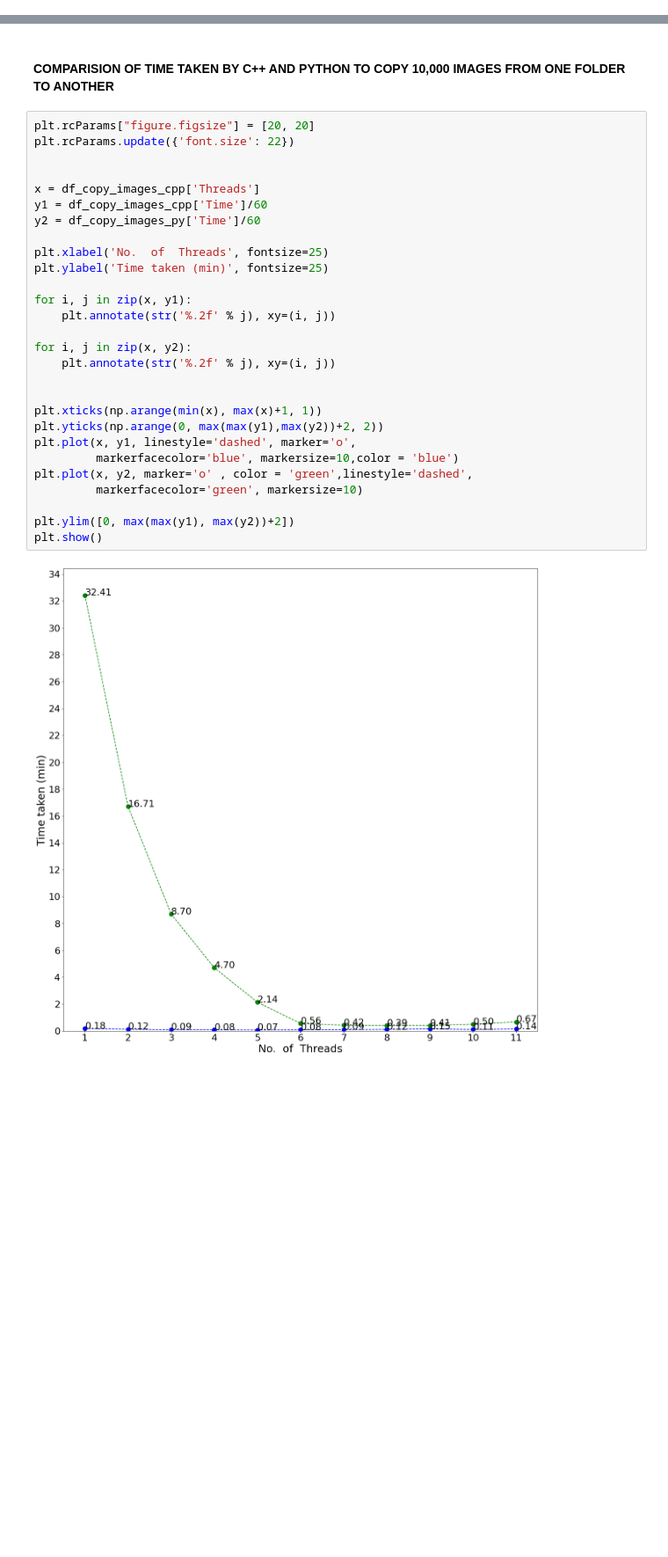
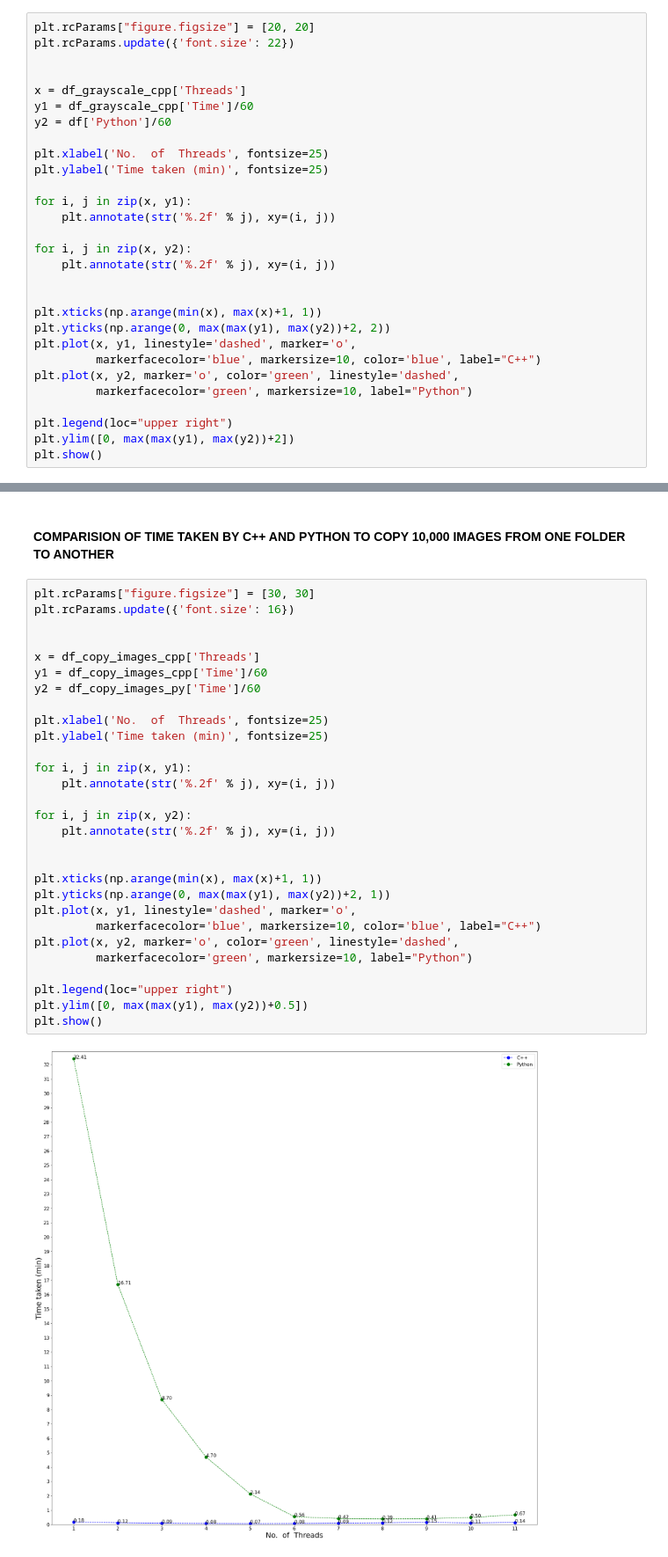
Before and after one commit to ShubhamS-30/Multithreading, a Jupyter notebook: analysis.ipynb, the cells around one changed output, grey strips where cells are left out. Shown: that part at 88% size. Saved outputs shown, nothing was run; the diff lists cells and outputs as text; blank space fills up the shorter version.

Commit message:
analysis of time taken for converting images to greyscale using c++ , added legend in plots

```diff
--- a/analysis.ipynb
+++ b/analysis.ipynb
@@ -49,0 +97,29 @@ plt.show()
+# %%
+plt.rcParams["figure.figsize"] = [20, 20]
+plt.rcParams.update({'font.size': 22})
+
+
+x = df_grayscale_cpp['Threads']
+y1 = df_grayscale_cpp['Time']/60
+y2 = df['Python']/60
+
+plt.xlabel('No.  of  Threads', fontsize=25)
+plt.ylabel('Time taken (min)', fontsize=25)
+
+for i, j in zip(x, y1):
+    plt.annotate(str('%.2f' % j), xy=(i, j))
+
+for i, j in zip(x, y2):
+    plt.annotate(str('%.2f' % j), xy=(i, j))
+
+
+plt.xticks(np.arange(min(x), max(x)+1, 1))
+plt.yticks(np.arange(0, max(max(y1), max(y2))+2, 2))
+plt.plot(x, y1, linestyle='dashed', marker='o',
+         markerfacecolor='blue', markersize=10, color='blue', label="C++")
+plt.plot(x, y2, marker='o', color='green', linestyle='dashed',
+         markerfacecolor='green', markersize=10, label="Python")
+
+plt.legend(loc="upper right")
+plt.ylim([0, max(max(y1), max(y2))+2])
+plt.show()
@@ -140,31 +214,32 @@ plt.show()
 #### COMPARISION OF TIME TAKEN BY C++ AND PYTHON TO COPY 10,000 IMAGES FROM ONE FOLDER TO ANOTHER ####
 # %%
-plt.rcParams["figure.figsize"] = [20, 20]
-plt.rcParams.update({'font.size': 22})
+plt.rcParams["figure.figsize"] = [30, 30]
+plt.rcParams.update({'font.size': 16})
 
 
 x = df_copy_images_cpp['Threads']
 y1 = df_copy_images_cpp['Time']/60
 y2 = df_copy_images_py['Time']/60
 
 plt.xlabel('No.  of  Threads', fontsize=25)
 plt.ylabel('Time taken (min)', fontsize=25)
 
 for i, j in zip(x, y1):
     plt.annotate(str('%.2f' % j), xy=(i, j))
 
 for i, j in zip(x, y2):
     plt.annotate(str('%.2f' % j), xy=(i, j))
 
 
 plt.xticks(np.arange(min(x), max(x)+1, 1))
-plt.yticks(np.arange(0, max(max(y1),max(y2))+2, 2))
+plt.yticks(np.arange(0, max(max(y1), max(y2))+2, 1))
 plt.plot(x, y1, linestyle='dashed', marker='o',
-         markerfacecolor='blue', markersize=10,color = 'blue')
-plt.plot(x, y2, marker='o' , color = 'green',linestyle='dashed',
-         markerfacecolor='green', markersize=10)
+         markerfacecolor='blue', markersize=10, color='blue', label="C++")
+plt.plot(x, y2, marker='o', color='green', linestyle='dashed',
+         markerfacecolor='green', markersize=10, label="Python")
 
-plt.ylim([0, max(max(y1), max(y2))+2])
+plt.legend(loc="upper right")
+plt.ylim([0, max(max(y1), max(y2))+0.5])
 plt.show()
 # %% [output]
-[figure, old version]
+[figure, new version]
```
Also changed, not shown: parts of 6 cells of this notebook.
